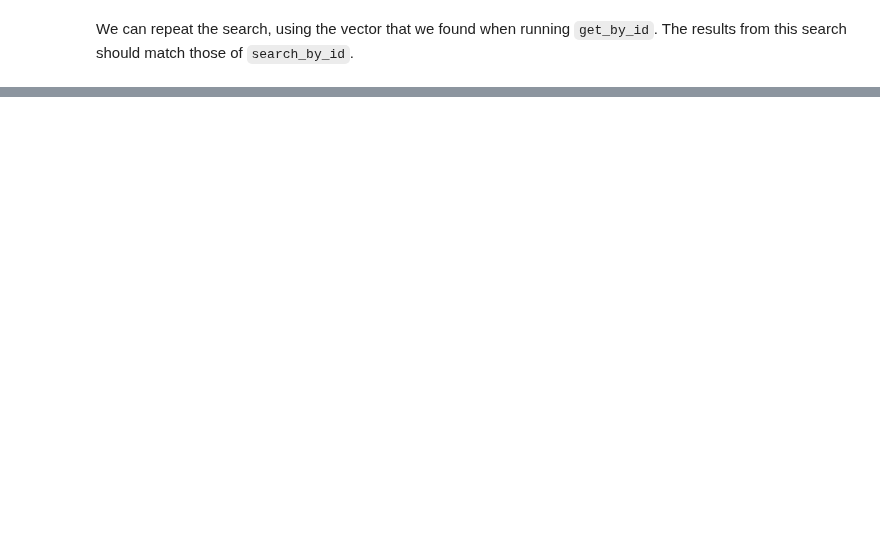
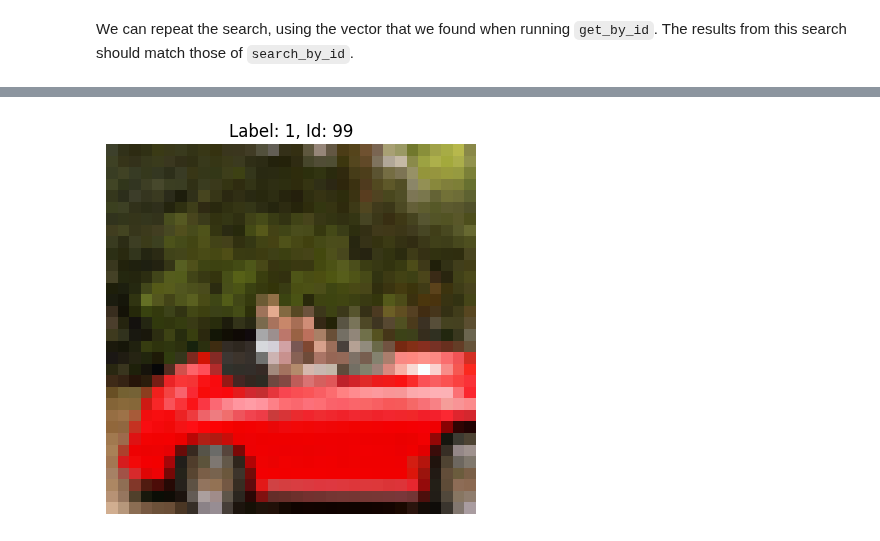
Before and after one commit to lincc-frameworks/hyrax, a Jupyter notebook: docs/pre_executed/vector_db_demo.ipynb, the cells around one changed output, grey strips where cells are left out. Cells and saved outputs as stored; diff of their text form; code cells hidden in the pictures; blank space fills up the shorter version.

```diff
--- a/docs/pre_executed/vector_db_demo.ipynb
+++ b/docs/pre_executed/vector_db_demo.ipynb
@@ -7,7 +7,7 @@ h = Hyrax()
 # %% [markdown]
 Quickly train a model using the default CiFAR dataset and then use the model to run inference.
 # %%
-h.config["train"]["epochs"] = 1
+h.config["train"]["epochs"] = 10
 h.train()
 h.infer()
 # %% [output]
@@ -105,0 +93,2 @@ cdb.search_by_vector([results["334"]], k=5)
+# %%
+dataset = h.prepare()
@@ -105,0 +97,22 @@ cdb.search_by_vector([results["334"]], k=5)
+# %%
+import numpy as np
+from matplotlib import pyplot as plt
+
+
+def show_image(data):
+    image = data["image"]
+    title = f"Label: {data['label']}, Id: {data['object_id']}"
+    image = image.permute(1, 2, 0).numpy()
+    min_val = np.min(image)
+    max_val = np.max(image)
+    image = (image - min_val) / (max_val - min_val)
+    plt.imshow(image)
+    if title:
+        plt.title(title)
+    plt.axis("off")
+    plt.show()
+# %%
+d = dataset[99]
+show_image(d)
+# %% [output]
+[figure, added]
```
Also changed, not shown: parts of 9 cells of this notebook, 2 other files.
